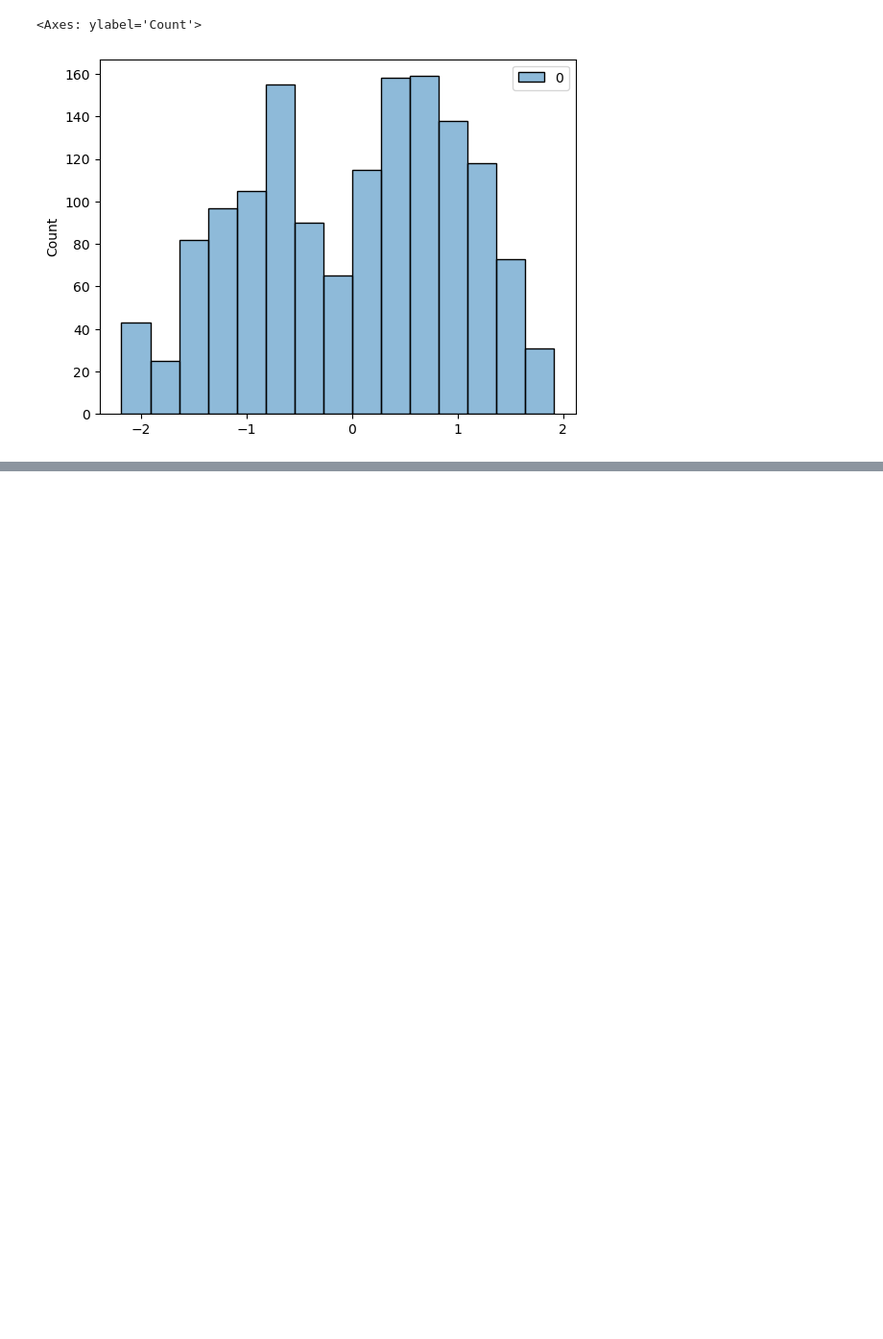
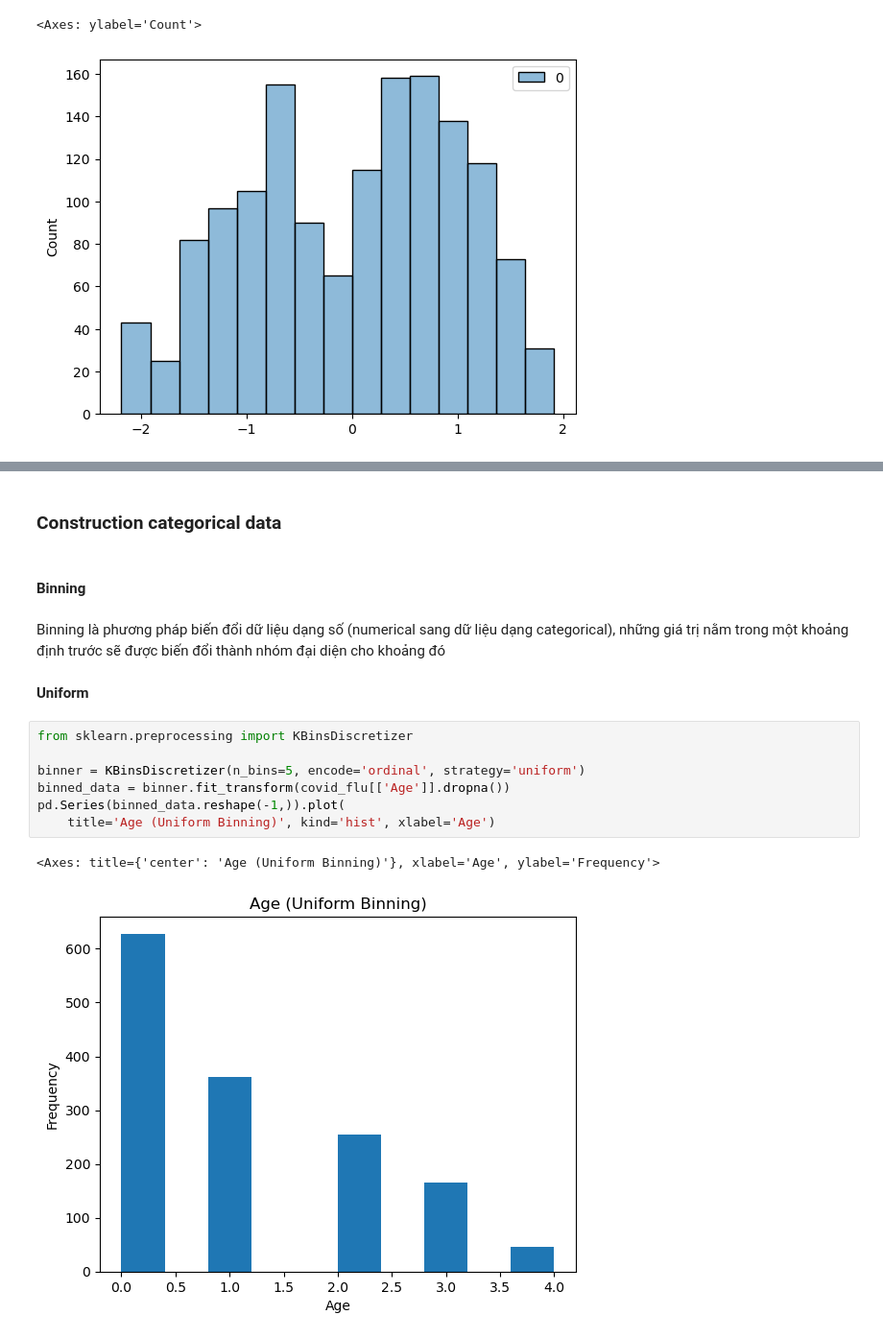
Before and after one commit to lhduc94/covid_19_prediction, a Jupyter notebook: notebooks/main.ipynb, the cells around one changed output, grey strips where cells are left out. Shown: that part at 96% size. Drawn from its saved outputs; the diff is of its cells as text; blank space fills up the shorter version.

```diff
--- a/notebooks/main.ipynb
+++ b/notebooks/main.ipynb
@@ -291,0 +354,18 @@ sns.histplot(power_trans.fit_transform(covid_flu[['Age']]))
+# %% [markdown]
+### Construction categorical data
+# %% [markdown]
+#### Binning
+# %% [markdown]
+Binning là phương pháp biến đổi dữ liệu dạng số (numerical sang dữ liệu dạng categorical), những giá trị nằm trong một khoảng định trước sẽ được biến đổi thành nhóm đại diện cho khoảng đó
+# %% [markdown]
+**Uniform**
+# %%
+from sklearn.preprocessing import KBinsDiscretizer
+
+binner = KBinsDiscretizer(n_bins=5, encode='ordinal', strategy='uniform')
+binned_data = binner.fit_transform(covid_flu[['Age']].dropna())
+pd.Series(binned_data.reshape(-1,)).plot(
+    title='Age (Uniform Binning)', kind='hist', xlabel='Age')
+# %% [output]
+<Axes: title={'center': 'Age (Uniform Binning)'}, xlabel='Age', ylabel='Frequency'>
+[figure, added]
```
Also changed, not shown: parts of 45 cells of this notebook.
